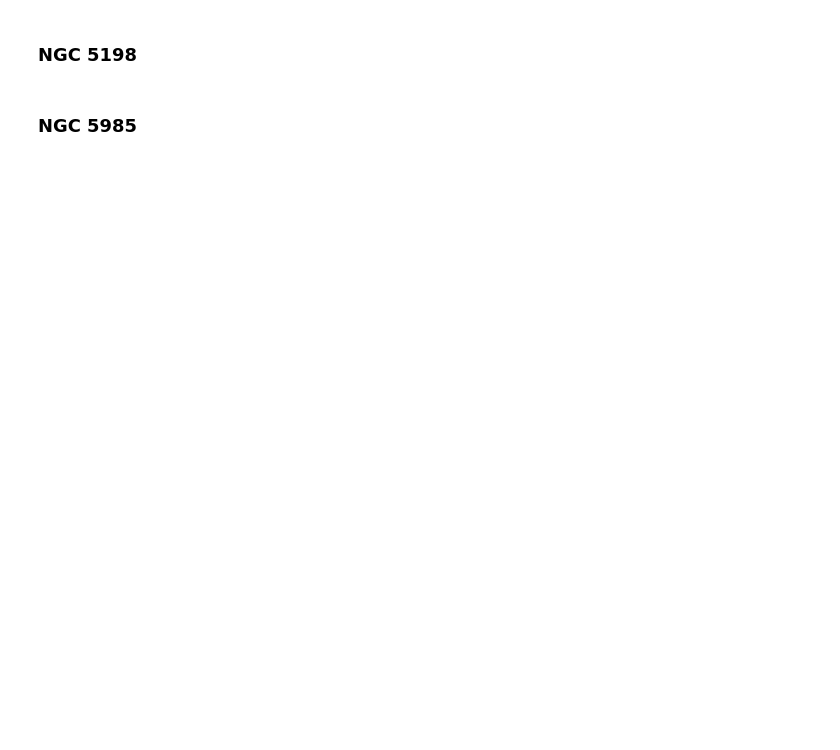
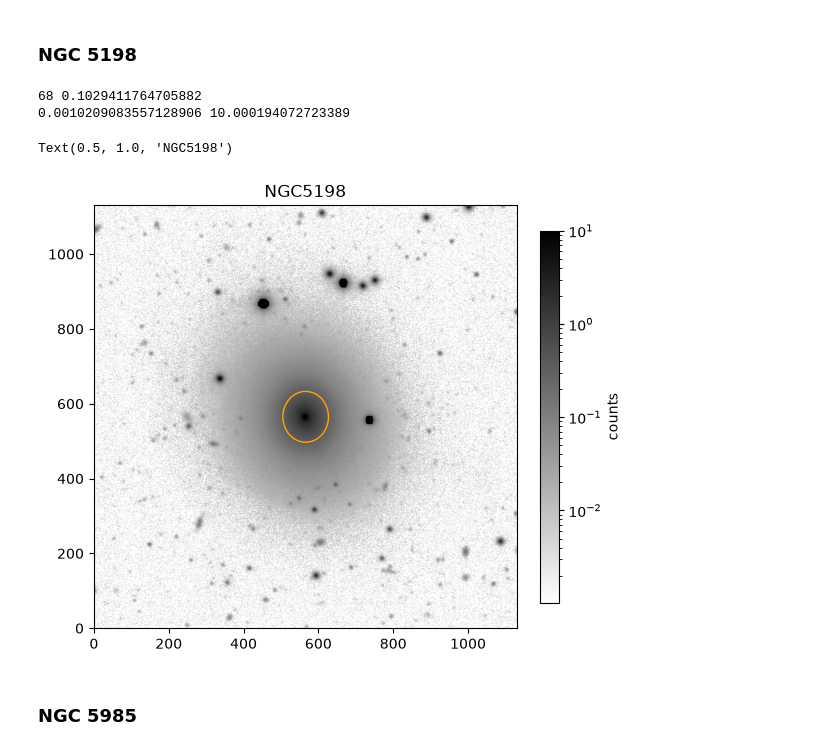
Before and after one commit to j798h711/SurfacePhotometry_student-, a Jupyter notebook: surface_photometry_student.ipynb, the cells around one changed output. Saved outputs shown, nothing was run; the diff lists cells and outputs as text; code cells hidden in the pictures; blank space fills up the shorter version.

```diff
--- a/surface_photometry_student.ipynb
+++ b/surface_photometry_student.ipynb
@@ -462,19 +462,19 @@ PGC 0997820
 #*******************
 #Your estimates go here.
 #initiparams is a dictionary which contains an entry for each galaxy.  That dictionary in turns points to another dictionary with the parameters.
-galname = 'PGC0997820'
-initparams[galname] = {}
+galname_D = 'PGC0997820'
+initparams[galname_D] = {}
 #centroids [pixels]
-initparams[galname]['xcen'] =
-initparams[galname]['ycen'] =
+initparams[galname_D]['xcen'] = 202
+initparams[galname_D]['ycen'] = 204
 #semi-major axis [pixels]
-initparams[galname]['sma'] =
+initparams[galname_D]['sma'] = 30
 #semin-minor axis [pixels]
-initparams[galname]['smina'] =
+initparams[galname_D]['smina'] = 15
 #ellipticity = 1-b/a
-initparams[galname]['ellip'] = 1. - initparams[galname]['smina'] / initparams[galname]['sma']
+initparams[galname_D]['ellip'] = 1. - initparams[galname_D]['smina'] / initparams[galname_D]['sma']
 #position angle, counterclockwise from the positive x-direction (right) [degrees]
-initparams[galname]['PA'] =
+initparams[galname_D]['PA'] = 285.0
 # %% [markdown]
 ## Problem 3 - fit elliptical isophotes and measure the radial profiles for various ellipse paramters (15 Points)
 
@@ -523,2 +524,25 @@ plt.title(galname)
+# %%
+#***************************
+#Your code here
+#set up the EllipseGeometry instance with the right initial guess parameters
+galname_B = 'NGC5198'
+geometry[galname_B] = EllipseGeometry(x0 = initparams[galname_B]['xcen'],
+                                      y0 = initparams[galname_B]['ycen'],
+                                      sma = initparams[galname_B]['sma'],
+                                      eps = initparams[galname_B]['ellip'],
+                                      pa = initparams[galname_B]['PA'] * np.pi/180)
+
+print(geometry[galname_B].sma,geometry[galname_B].eps )
+aper = EllipticalAperture((geometry[galname_B].x0, geometry[galname_B].y0), geometry[galname_B].sma,
+                          geometry[galname_B].sma * (1.-geometry[galname_B].eps), geometry[galname_B].pa)
+
+fig,ax = imdisplay(data_bsub[galname_B],v1perc=40,v2perc=99.99,logscale=True)
+aper.plot(color='orange')
+plt.title(galname_B)
+# %% [output]
+68 0.1029411764705882
+0.0010209083557128906 10.000194072723389
+Text(0.5, 1.0, 'NGC5198')
+[figure, added]
 # %% [markdown]
 ### NGC 5985
```
Also changed, not shown: parts of 10 cells of this notebook.
